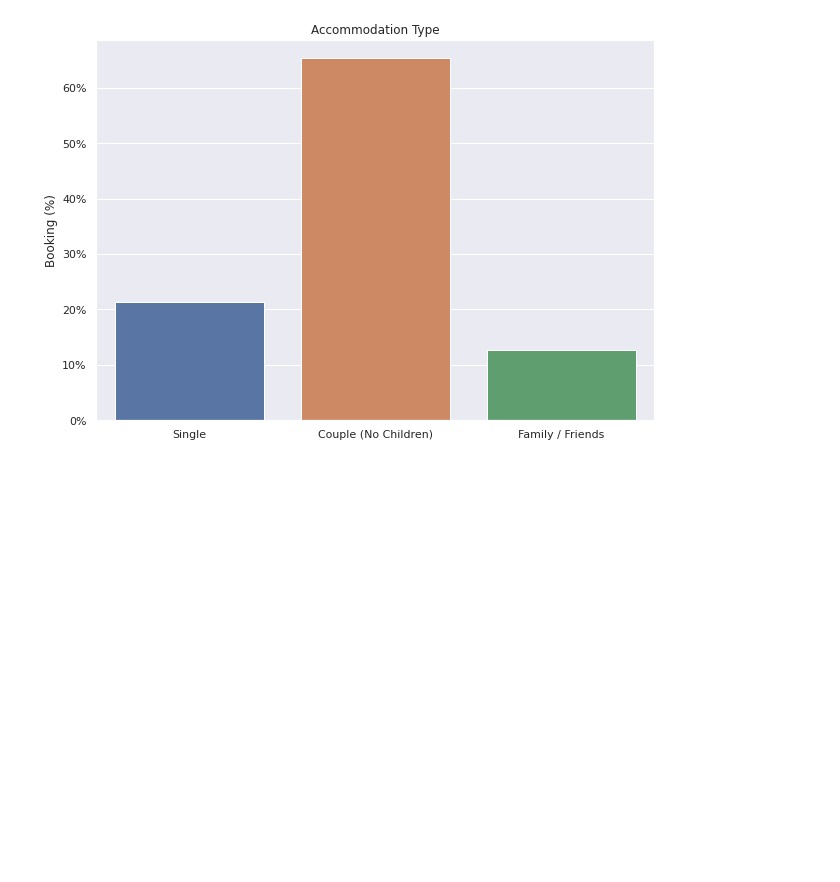
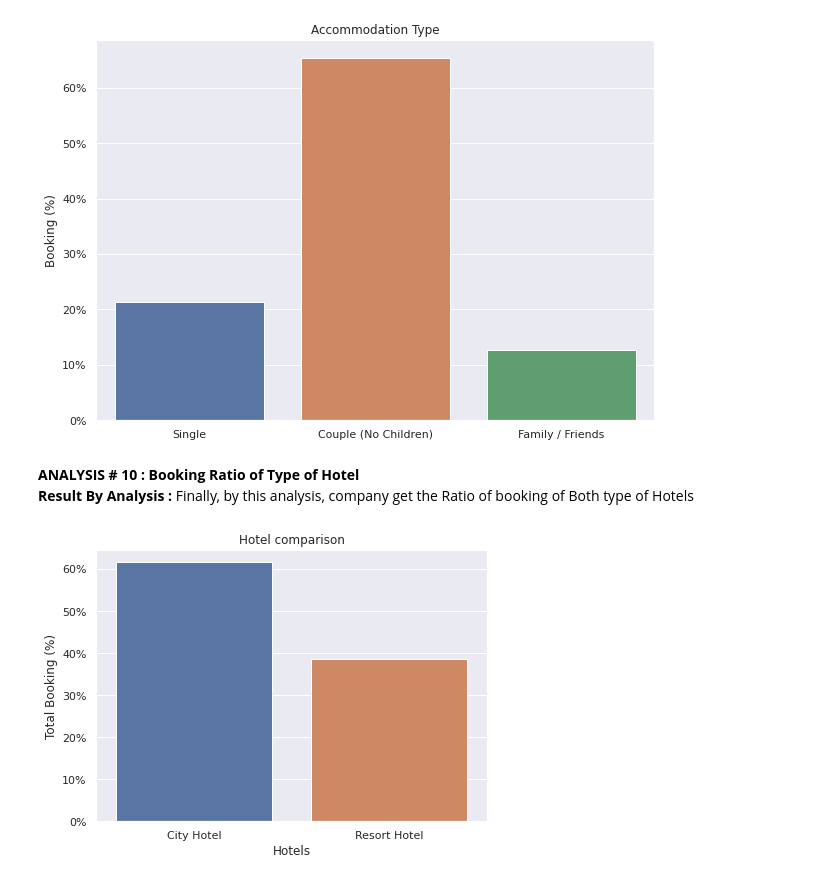
Before and after one commit to yusufkhanservicenow/Hotel-Booking-Analysis-Capstone-Project-in-Team, a Jupyter notebook: Hotel_Booking_Analysis_Solution_Capstone_Project.ipynb, the cells around one changed output. Saved outputs shown, nothing was run; the diff lists cells and outputs as text; code cells hidden in the pictures; blank space fills up the shorter version.

```diff
--- a/Hotel_Booking_Analysis_Solution_Capstone_Project.ipynb
+++ b/Hotel_Booking_Analysis_Solution_Capstone_Project.ipynb
@@ -341,3 +352,12 @@ count_percent = [x/df_not_canceled.shape[0]*100 for x in count]
 plot(names,count_percent,  y_label='Booking (%)', title='Accommodation Type', figsize=(10,7))
 # %% [output]
 [figure]
+# %% [markdown]
+**ANALYSIS # 10 : Booking Ratio of Type of Hotel**
+**Result By Analysis :** Finally, by this analysis, company get the Ratio of booking of Both type of Hotels
+# %%
+# What is the booking ratio between Resort Hotel and City Hotel?
+x,y = get_count(df_not_canceled['hotel'])
+plot(x,y, x_label='Hotels', y_label='Total Booking (%)', title='Hotel comparison')
+# %% [output]
+[figure, added]
```
Also changed, not shown: parts of 3 cells of this notebook.
